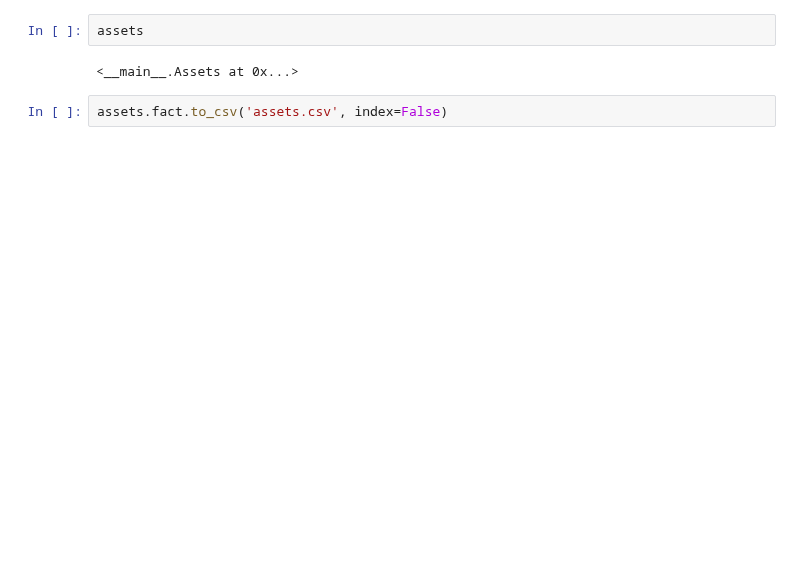
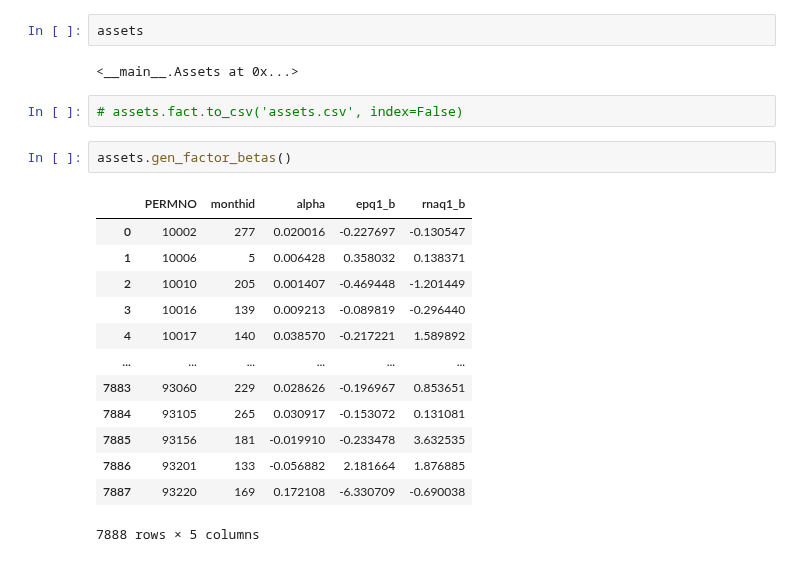
Before and after one commit to yiyun-sj/factor-trading, a Jupyter notebook: factor-trading.ipynb, the cells around one changed output. Drawn from its saved outputs; the diff is of its cells as text; blank space fills up the shorter version.

```diff
--- a/factor-trading.ipynb
+++ b/factor-trading.ipynb
@@ -844,4 +853,20 @@ assets
 # %% [output]
 <__main__.Assets at 0x...>
 # %%
-assets.fact.to_csv('assets.csv', index=False)
+# assets.fact.to_csv('assets.csv', index=False)
+# %%
+assets.gen_factor_betas()
+# %% [output]
+|  | PERMNO | monthid | alpha | epq1_b | rnaq1_b |
+| 0 | 10002 | 277 | 0.020016 | -0.227697 | -0.130547 |
+| 1 | 10006 | 5 | 0.006428 | 0.358032 | 0.138371 |
+| 2 | 10010 | 205 | 0.001407 | -0.469448 | -1.201449 |
+| 3 | 10016 | 139 | 0.009213 | -0.089819 | -0.296440 |
+| 4 | 10017 | 140 | 0.038570 | -0.217221 | 1.589892 |
+| ... | ... | ... | ... | ... | ... |
+| 7883 | 93060 | 229 | 0.028626 | -0.196967 | 0.853651 |
+| 7884 | 93105 | 265 | 0.030917 | -0.153072 | 0.131081 |
+| 7885 | 93156 | 181 | -0.019910 | -0.233478 | 3.632535 |
+| 7886 | 93201 | 133 | -0.056882 | 2.181664 | 1.876885 |
+| 7887 | 93220 | 169 | 0.172108 | -6.330709 | -0.690038 |
+7888 rows × 5 columns
```
Also changed, not shown: parts of 5 cells of this notebook.
